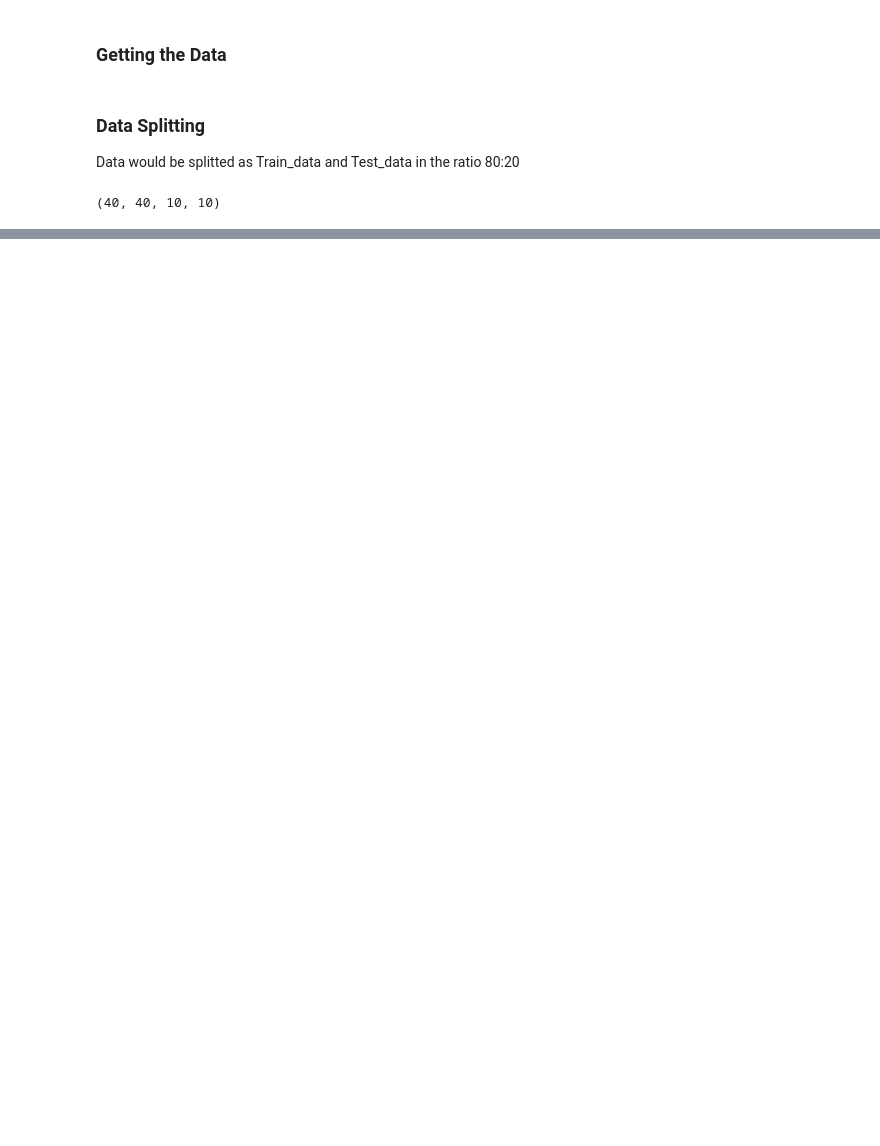
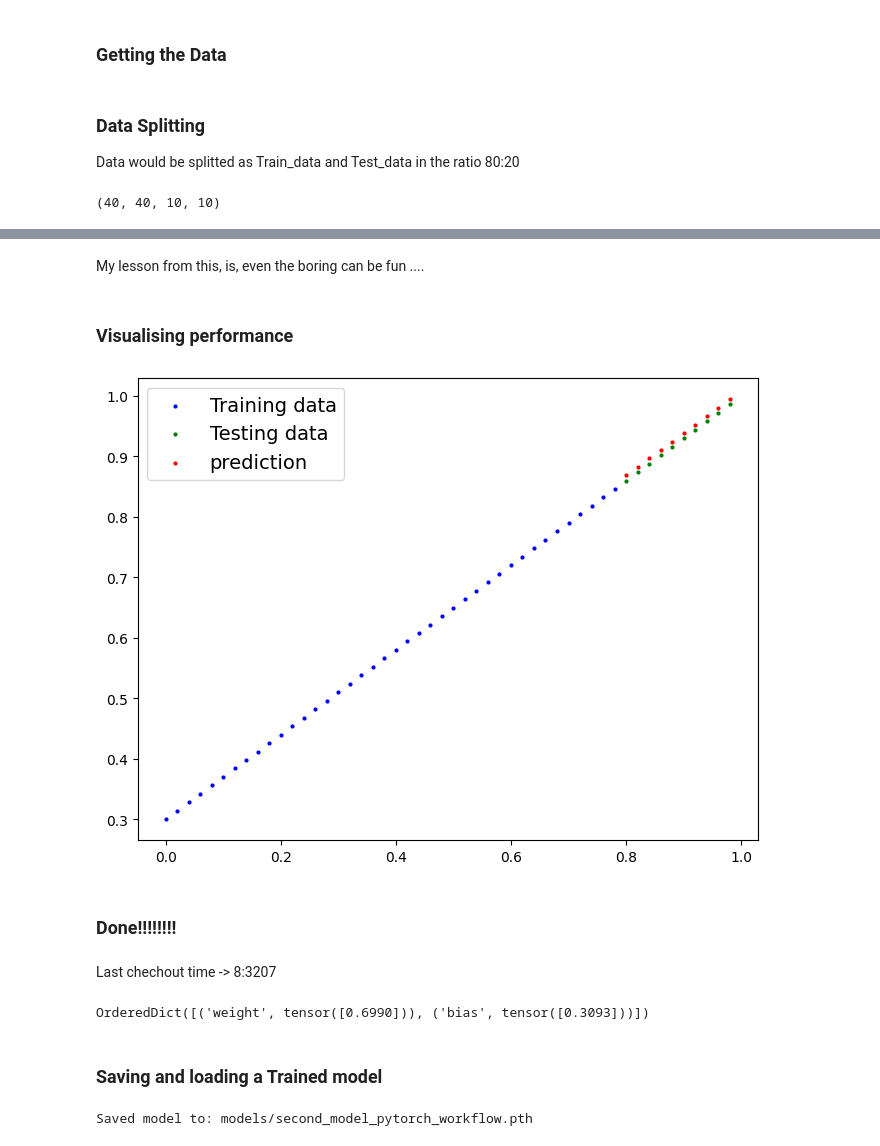
Before and after one commit to davidxml/deep-learning-engineering, a Jupyter notebook: pytorch_workflow/course_2(putting them together).ipynb, the cells around one changed output, grey strips where cells are left out. Drawn from its saved outputs; the diff is of its cells as text; code cells hidden in the pictures; blank space fills up the shorter version.

```diff
--- a/pytorch_workflow/course_2(putting them together).ipynb
+++ b/pytorch_workflow/course_2(putting them together).ipynb
@@ -43,0 +134,42 @@ def plot_prediction(train_data = x_train,
+# %%
+# Setup loss function
+loss_func = nn.L1Loss()
+
+# Setup optimizer function
+optimiser = torch.optim.SGD(params = model_1.parameters(),
+                            lr = 0.01)
+# %%
+epochs = 200
+
+# Tracking the Values
+epoch_count = []
+loss_count = []
+test_loss_value = []
+
+# Device Agnostic code for data
+X_train = X_train.to(device)
+y_train =y_train.to(device)
+X_test = X_test.to(device)
+y_test = y_test.to(device)
+
+for epoch in range(epochs):
+    model_1.train()
+
+    y_predict = model_1(X_train)
+    loss = loss_func(y_predict, y_train)
+    optimiser.zero_grad()   # removes gradient tracking
+    loss.backward()
+    optimiser.step()
+
+    model_1.eval() # Preparation to train
+    with torch.inference_mode():
+        test_pred = model_1(X_test)
+        test_loss = loss_func(test_pred, y_test)
+
+        if epoch % 10 == 0:
+            epoch_count.append(epoch)
+            loss_count.append(loss)
+            test_loss_value.append(test_loss)
+            print(f"Epoch: {epoch} | Loss : {loss} | Test loss: {test_loss}")
+
+            print(model_1.state_dict()) # Print out Model State_dict
@@ -43,0 +194,35 @@ def plot_prediction(train_data = x_train,
+# %% [markdown]
+My lesson from this, is, even the boring can be fun ....
+# %% [markdown]
+### Visualising performance
+# %%
+plot_prediction(predictions = test_pred)
+# %% [output]
+[figure, added]
+# %% [markdown]
+### Done!!!!!!!!
+# %% [markdown]
+Last chechout time -> 8:3207
+# %%
+model_1.state_dict()
+# %% [output]
+OrderedDict([('weight', tensor([0.6990])), ('bias', tensor([0.3093]))])
+# %% [markdown]
+### Saving and loading a Trained model
+# %%
+from pathlib import Path
+
+# model directory
+MODEL_PATH = Path("models")
+MODEL_PATH.mkdir(parents = True, exist_ok = True)
+
+# model save path
+MODEL_NAME = "second_model_pytorch_workflow.pth"
+MODEL_SAVE_PATH = MODEL_PATH/MODEL_NAME
+
+# Saving the model
+torch.save(obj= model_1.state_dict(),
+           f = MODEL_SAVE_PATH)
+print(f"Saved model to: {MODEL_SAVE_PATH}")
+# %% [output]
+Saved model to: models/second_model_pytorch_workflow.pth
```
Also changed, not shown: parts of 24 cells of this notebook, 3 other files.
